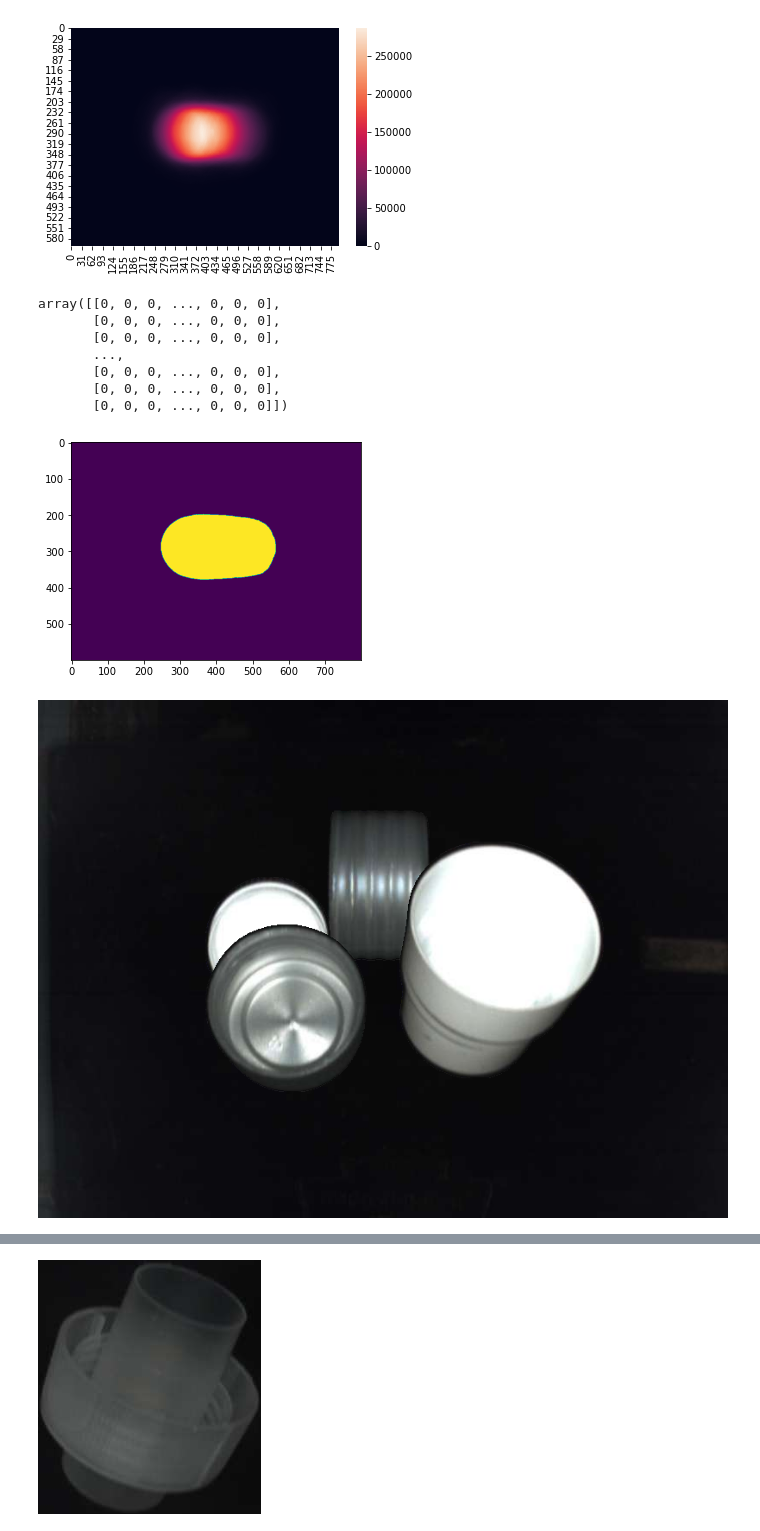
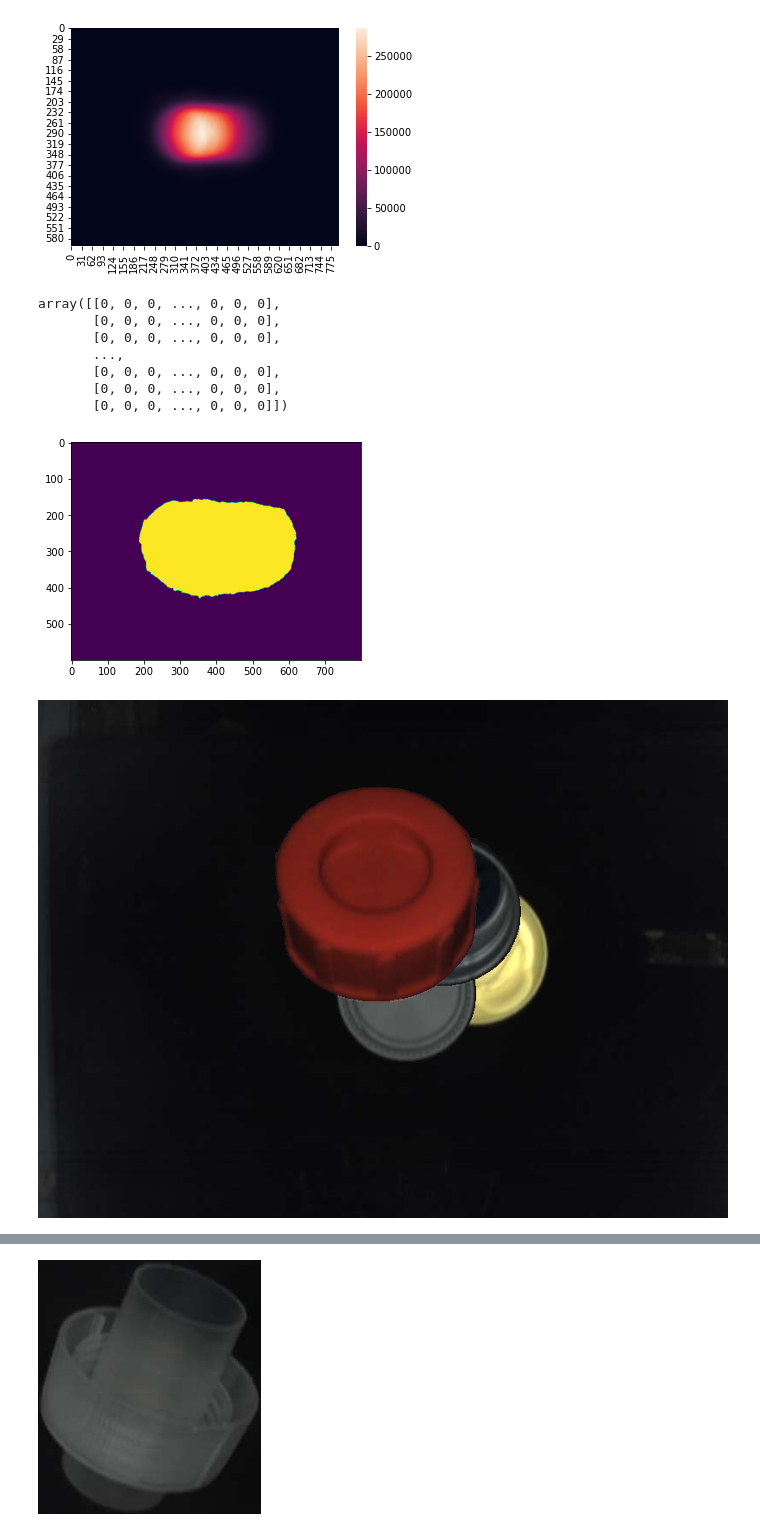
Before and after one commit to eismont21/AnomaliesRecycling, a Jupyter notebook: notebooks/DataAugmentation.ipynb, the cells around one changed output, grey strips where cells are left out. Cells and saved outputs as stored; diff of their text form; code cells hidden in the pictures.

```diff
--- a/notebooks/DataAugmentation.ipynb
+++ b/notebooks/DataAugmentation.ipynb
@@ -8,9 +12,9 @@ import numpy as np
 # %%
-from data_augmentation.data_augmentation import DataAugmentation
+from data_augmentation import DataAugmentation
 dataAugm = DataAugmentation(data_dir="data",
                             target_dir="/home/dmitrii/GitHub/AnomaliesRecycling/data/copy_and_paste/results",
                             zero_lid_dir='data_augmentation/data/zero_lid.csv',
-                            one_lid_dir='/data_augmentation/data/one_lid.csv')
+                            one_lid_dir='data_augmentation/data/one_lid.csv')
 # %%
 dataAugm.extract_masks()
 summed_mask = dataAugm.get_sum_binary_mask()
@@ -31,16 +35,16 @@ Generating and saving masks for image 1200 of 1331
 Generating and saving masks for image 1300 of 1331
 [figure]
 # %%
-dataAugm.get_percentile_sum_binary_mask(summed_mask=summed_mask, percentile=90)
+dataAugm.get_percentile_sum_binary_mask(summed_mask=summed_mask, percentile=80)
 # %% [output]
 array([[0, 0, 0, ..., 0, 0, 0],
        [0, 0, 0, ..., 0, 0, 0],
        [0, 0, 0, ..., 0, 0, 0],
        ...,
        [0, 0, 0, ..., 0, 0, 0],
        [0, 0, 0, ..., 0, 0, 0],
        [0, 0, 0, ..., 0, 0, 0]])
-[figure, old version]
+[figure, new version]
 # %%
 from PIL import Image
 import cv2
@@ -51,5 +55,5 @@ def show_cv(img_in):
 # %%
 show_cv(dataAugm.copy_and_paste(4))
 # %% [output]
-[figure, old version]
+[figure, new version]
 # %%
```
Also changed, not shown: parts of 3 cells of this notebook, 1 other file.
